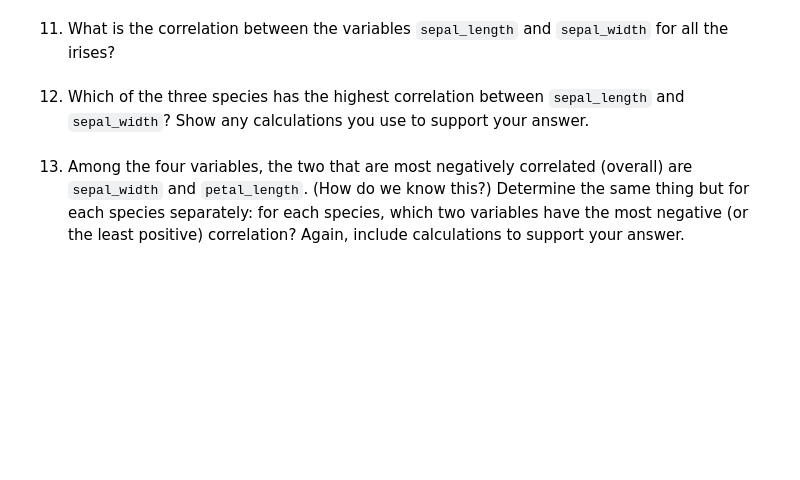
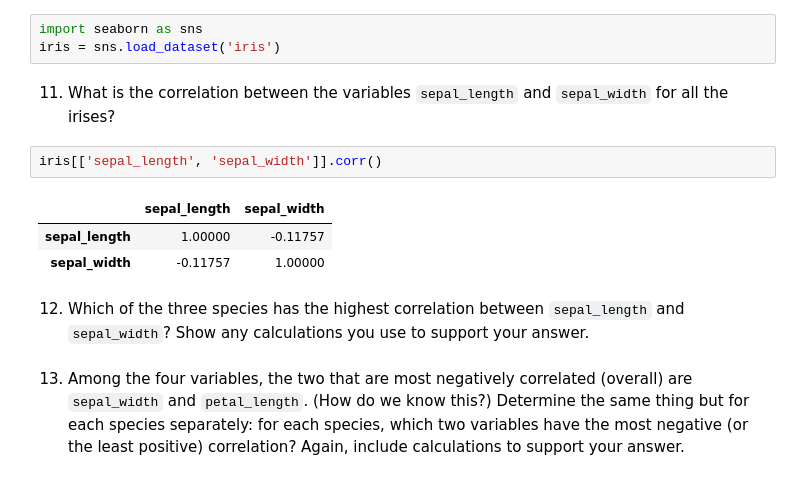
Before and after one commit to jpwrk/DS1002, a Jupyter notebook: copy_of_06_pandas_exercises.ipynb, the cells around one changed output. Cells and saved outputs as stored; diff of their text form; blank space fills up the shorter version.

```diff
--- a/copy_of_06_pandas_exercises.ipynb
+++ b/copy_of_06_pandas_exercises.ipynb
@@ -109,8 +109,17 @@ df.careers.values[2]
 'designer'
 # %% [markdown]
 10.  Load the `iris` dataset that we used in class.  Use `iris` as the name of your data frame.
+# %%
+import seaborn as sns
+iris = sns.load_dataset('iris')
 # %% [markdown]
 11.  What is the correlation between the variables `sepal_length` and `sepal_width` for all the irises?
+# %%
+iris[['sepal_length', 'sepal_width']].corr()
+# %% [output]
+|  | sepal_length | sepal_width |
+| sepal_length | 1.00000 | -0.11757 |
+| sepal_width | -0.11757 | 1.00000 |
 # %% [markdown]
 12.  Which of the three species has the highest correlation between `sepal_length` and `sepal_width`?  Show any calculations you use to support your answer.
 # %% [markdown]
```
